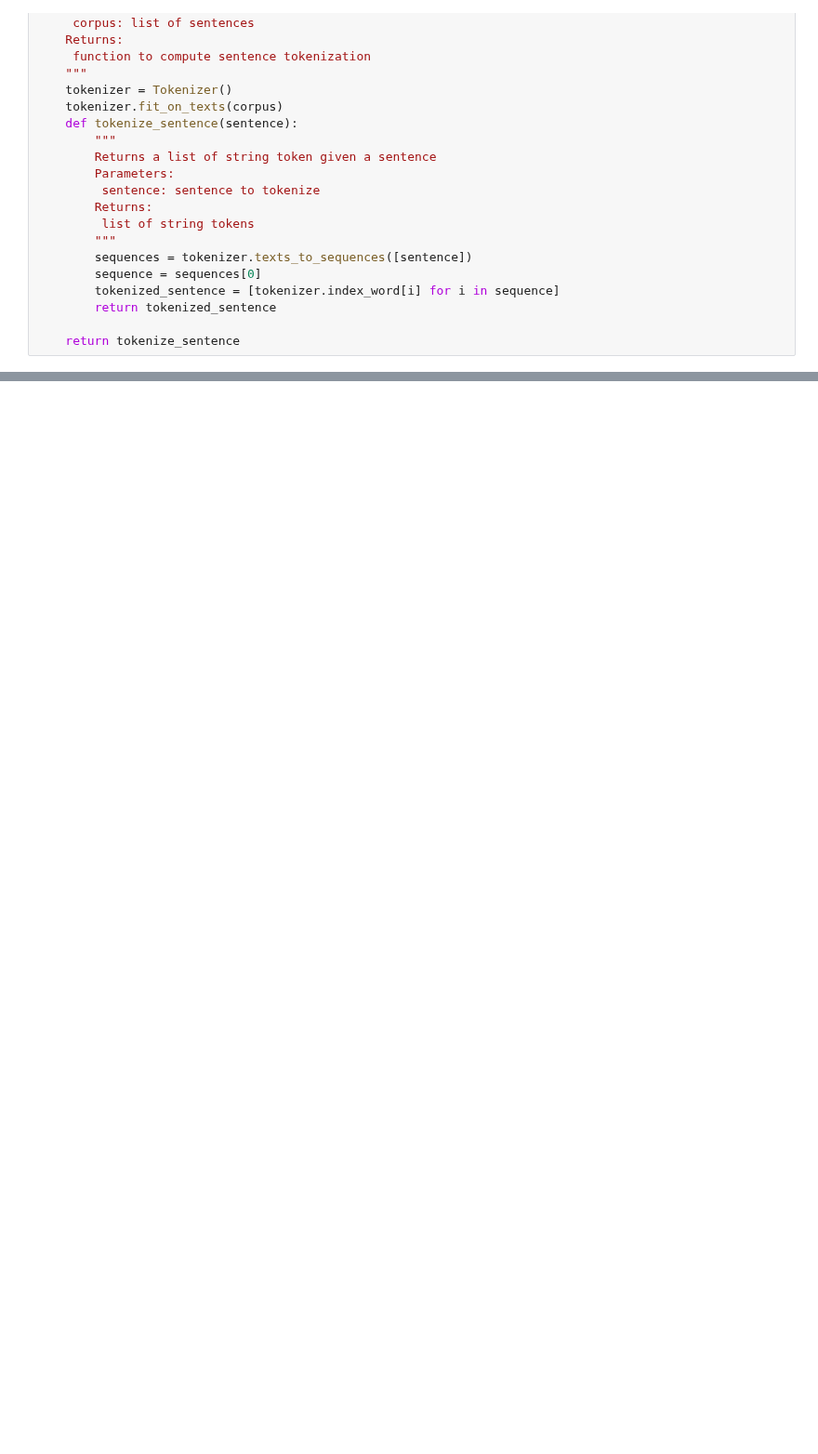
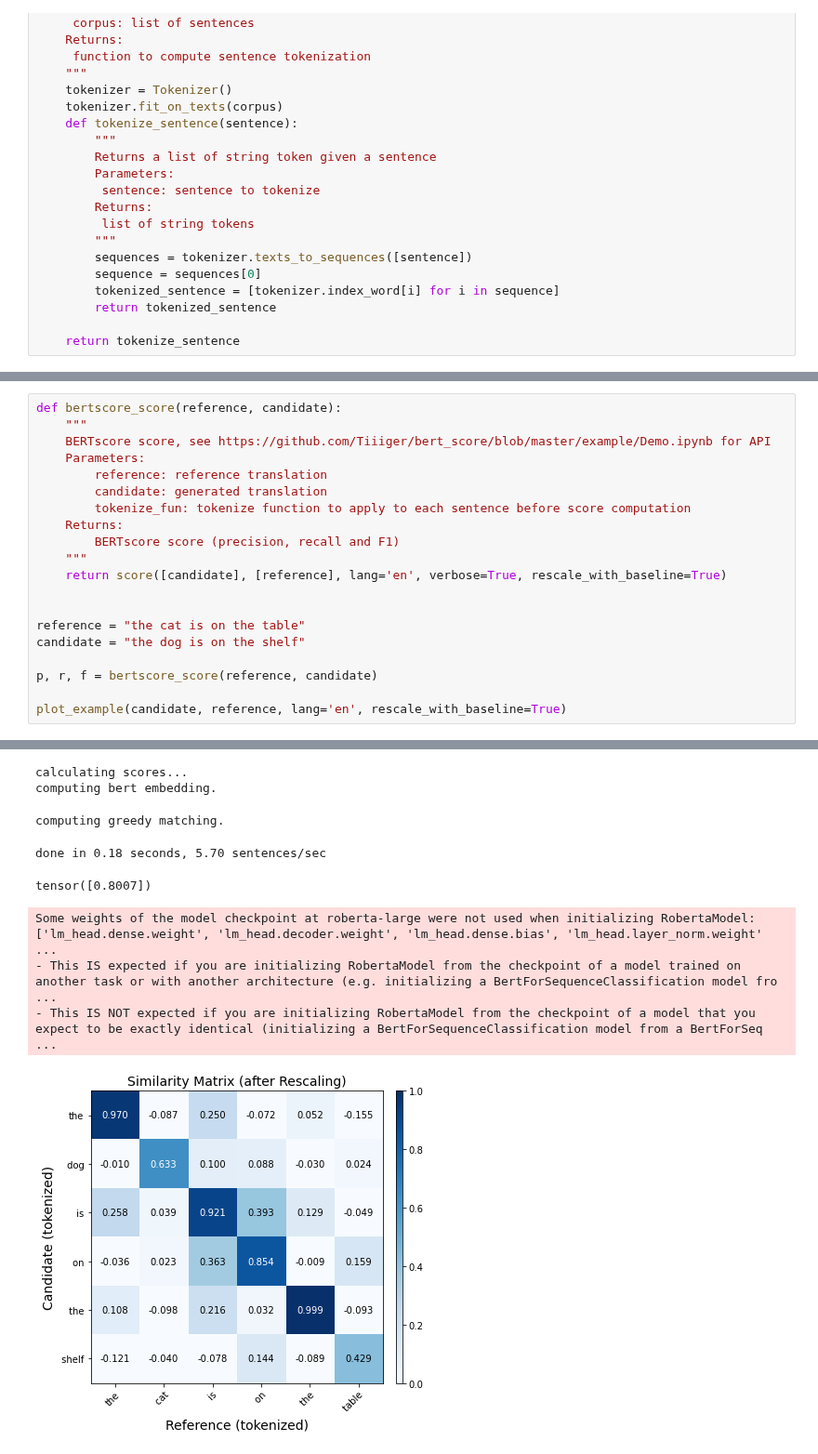
Before and after one commit to TheOnesThatWereAbroad/PodcastSummarization, a Jupyter notebook: metrics.ipynb, the cells around one changed output, grey strips where cells are left out. Shown at 93% size. Cells and saved outputs as stored; diff of their text form; blank space fills up the shorter version.

Commit message:
BERTscore

```diff
--- a/metrics.ipynb
+++ b/metrics.ipynb
@@ -73,0 +78,21 @@ Score: {score_two}
+# %%
+def bertscore_score(reference, candidate):
+    """
+    BERTscore score, see https://github.com/Tiiiger/bert_score/blob/master/example/Demo.ipynb for API
+    Parameters:
+        reference: reference translation
+        candidate: generated translation
+        tokenize_fun: tokenize function to apply to each sentence before score computation
+    Returns:
+        BERTscore score (precision, recall and F1)
+    """
+    return score([candidate], [reference], lang='en', verbose=True, rescale_with_baseline=True)
+
+
+reference = "the cat is on the table"
+candidate = "the dog is on the shelf"
+
+p, r, f = bertscore_score(reference, candidate)
+
+plot_example(candidate, reference, lang='en', rescale_with_baseline=True)
+# %% [output]
@@ -73,0 +102,9 @@ Score: {score_two}
+calculating scores...
+computing bert embedding.
+computing greedy matching.
+done in 0.18 seconds, 5.70 sentences/sec
+tensor([0.8007])
+Some weights of the model checkpoint at roberta-large were not used when initializing RobertaModel: ['lm_head.dense.weight', 'lm_head.decoder.weight', 'lm_head.dense.bias', 'lm_head.layer_norm.weight' ...
+- This IS expected if you are initializing RobertaModel from the checkpoint of a model trained on another task or with another architecture (e.g. initializing a BertForSequenceClassification model fro ...
+- This IS NOT expected if you are initializing RobertaModel from the checkpoint of a model that you expect to be exactly identical (initializing a BertForSequenceClassification model from a BertForSeq ...
+[figure, added]
```
Also changed, not shown: parts of 3 cells of this notebook.
